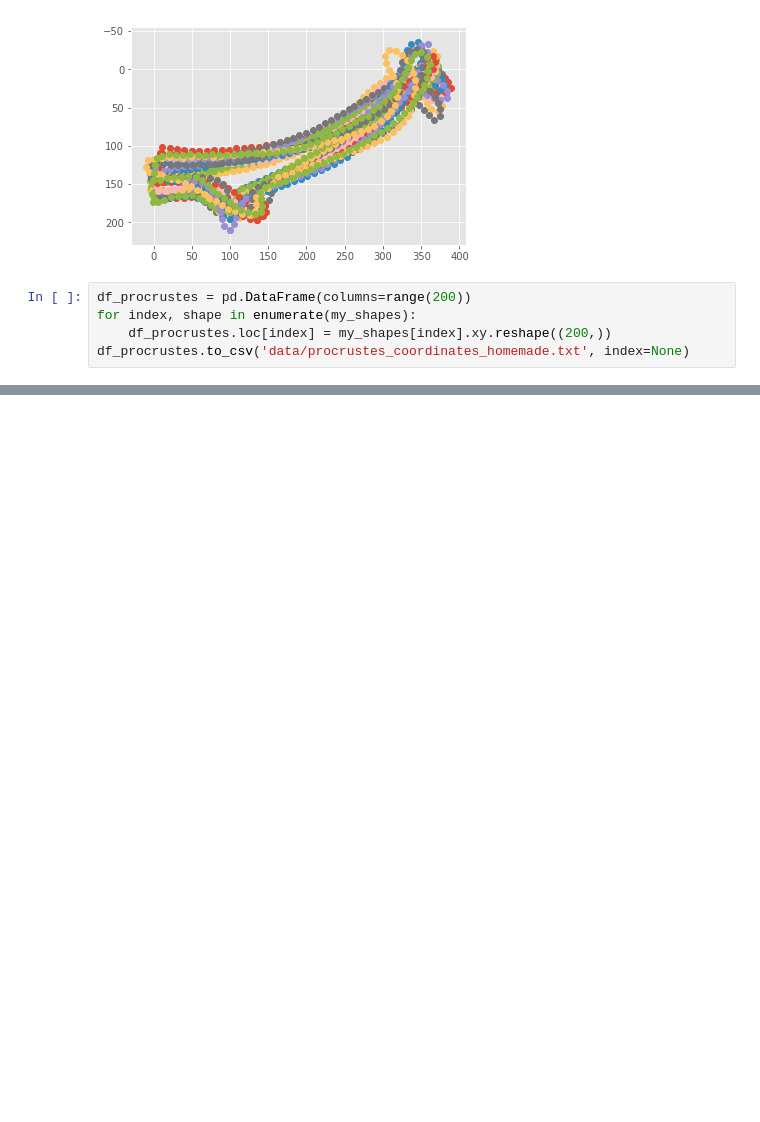
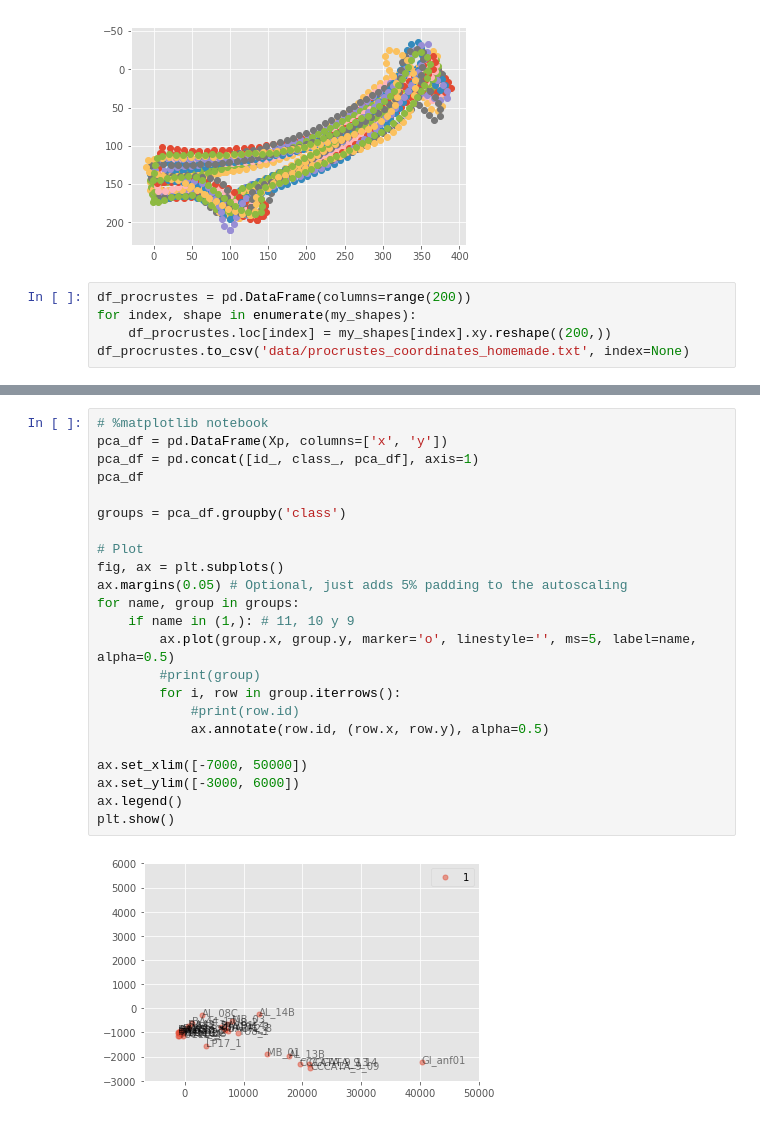
Before and after one commit to celiacintas/vasijas, a Jupyter notebook: profile_clustering.ipynb, the cells around one changed output, grey strips where cells are left out. Drawn from its saved outputs; the diff is of its cells as text; blank space fills up the shorter version.

```diff
--- a/profile_clustering.ipynb
+++ b/profile_clustering.ipynb
@@ -168,3 +213,28 @@ plt.show()
+# %%
+# %matplotlib notebook
+pca_df = pd.DataFrame(Xp, columns=['x', 'y'])
+pca_df = pd.concat([id_, class_, pca_df], axis=1)
+pca_df
+
+groups = pca_df.groupby('class')
+
+# Plot
+fig, ax = plt.subplots()
+ax.margins(0.05) # Optional, just adds 5% padding to the autoscaling
+for name, group in groups:
+    if name in (1,): # 11, 10 y 9
+        ax.plot(group.x, group.y, marker='o', linestyle='', ms=5, label=name, alpha=0.5)
+        #print(group)
+        for i, row in group.iterrows():
+            #print(row.id)
+            ax.annotate(row.id, (row.x, row.y), alpha=0.5)
+
+ax.set_xlim([-7000, 50000])
+ax.set_ylim([-3000, 6000])
+ax.legend()
+plt.show()
+# %% [output]
+[figure, added]
 # %%
 from sklearn.cluster import MeanShift, estimate_bandwidth
 from itertools import cycle
```
Also changed, not shown: parts of 9 cells of this notebook.
